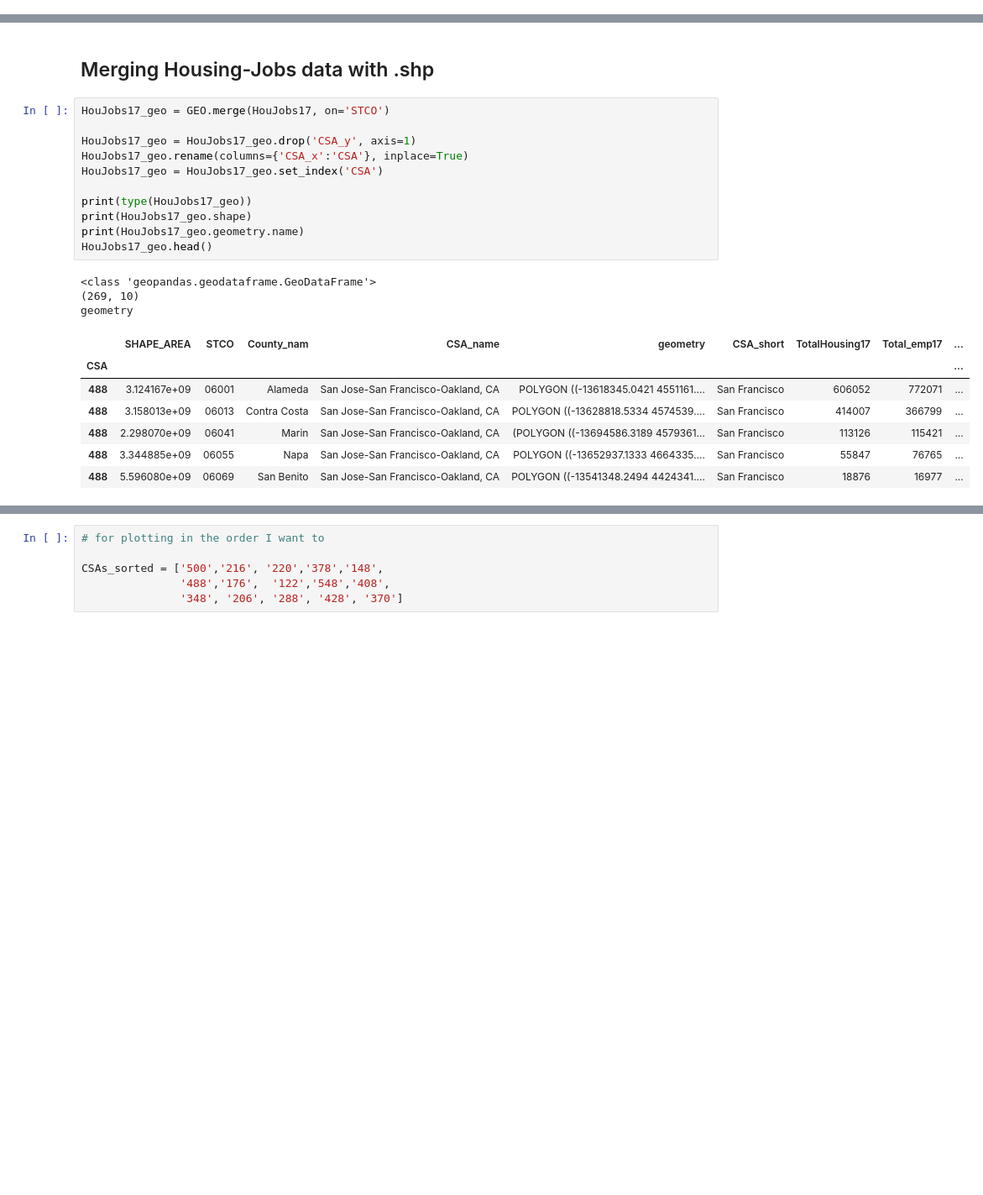
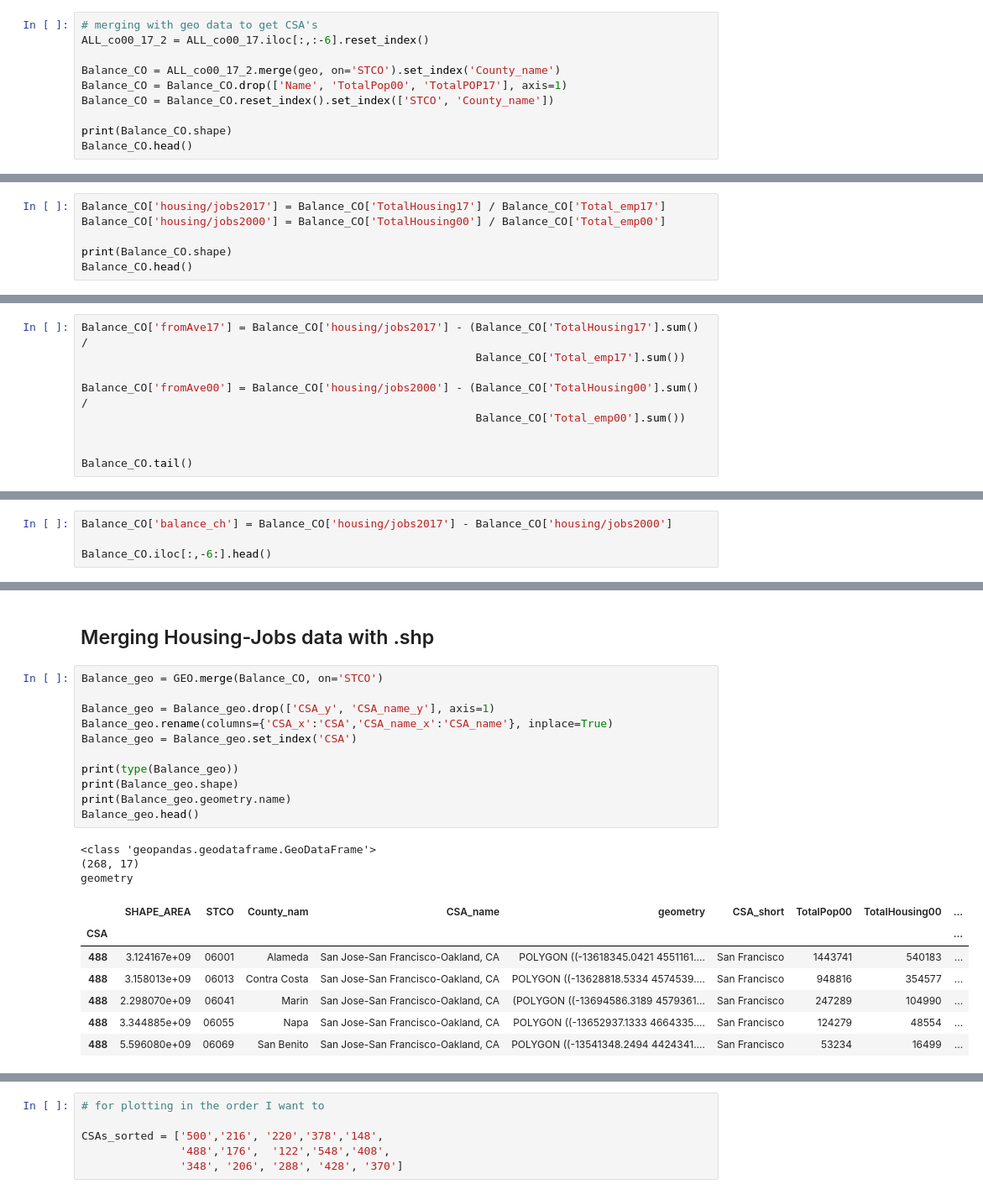
Before and after one commit to NYCPlanning/rp-USmetros_comparison, a Jupyter notebook: 4.1-Pop_Hou_Jobs_balance.ipynb, the cells around one changed output, grey strips where cells are left out. Shown at 84% size. Drawn from its saved outputs; the diff is of its cells as text; blank space fills up the shorter version.

```diff
--- a/4.1-Pop_Hou_Jobs_balance.ipynb
+++ b/4.1-Pop_Hou_Jobs_balance.ipynb
@@ -447,0 +480,10 @@ HOUSING17_CO.head()
+# %%
+# merging with geo data to get CSA's
+ALL_co00_17_2 = ALL_co00_17.iloc[:,:-6].reset_index()
+
+Balance_CO = ALL_co00_17_2.merge(geo, on='STCO').set_index('County_name')
+Balance_CO = Balance_CO.drop(['Name', 'TotalPop00', 'TotalPOP17'], axis=1)
+Balance_CO = Balance_CO.reset_index().set_index(['STCO', 'County_name'])
+
+print(Balance_CO.shape)
+Balance_CO.head()
@@ -495,0 +520,6 @@ HouJobs17['TotalHousing17'].sum() / HouJobs17['Total_emp17'].sum()
+# %%
+Balance_CO['housing/jobs2017'] = Balance_CO['TotalHousing17'] / Balance_CO['Total_emp17']
+Balance_CO['housing/jobs2000'] = Balance_CO['TotalHousing00'] / Balance_CO['Total_emp00']
+
+print(Balance_CO.shape)
+Balance_CO.head()
@@ -495,0 +535,9 @@ HouJobs17['TotalHousing17'].sum() / HouJobs17['Total_emp17'].sum()
+# %%
+Balance_CO['fromAve17'] = Balance_CO['housing/jobs2017'] - (Balance_CO['TotalHousing17'].sum() /
+                                                            Balance_CO['Total_emp17'].sum())
+
+Balance_CO['fromAve00'] = Balance_CO['housing/jobs2000'] - (Balance_CO['TotalHousing00'].sum() /
+                                                            Balance_CO['Total_emp00'].sum())
+
+
+Balance_CO.tail()
@@ -495,0 +558,4 @@ HouJobs17['TotalHousing17'].sum() / HouJobs17['Total_emp17'].sum()
+# %%
+Balance_CO['balance_ch'] = Balance_CO['housing/jobs2017'] - Balance_CO['housing/jobs2000']
+
+Balance_CO.iloc[:,-6:].head()
@@ -524,25 +600,25 @@ geometry
 # %% [markdown]
 ## Merging Housing-Jobs data with .shp
 # %%
-HouJobs17_geo = GEO.merge(HouJobs17, on='STCO')
+Balance_geo = GEO.merge(Balance_CO, on='STCO')
 
-HouJobs17_geo = HouJobs17_geo.drop('CSA_y', axis=1)
-HouJobs17_geo.rename(columns={'CSA_x':'CSA'}, inplace=True)
-HouJobs17_geo = HouJobs17_geo.set_index('CSA')
+Balance_geo = Balance_geo.drop(['CSA_y', 'CSA_name_y'], axis=1)
+Balance_geo.rename(columns={'CSA_x':'CSA','CSA_name_x':'CSA_name'}, inplace=True)
+Balance_geo = Balance_geo.set_index('CSA')
 
-print(type(HouJobs17_geo))
-print(HouJobs17_geo.shape)
-print(HouJobs17_geo.geometry.name)
-HouJobs17_geo.head()
+print(type(Balance_geo))
+print(Balance_geo.shape)
+print(Balance_geo.geometry.name)
+Balance_geo.head()
 # %% [output]
 <class 'geopandas.geodataframe.GeoDataFrame'>
-(269, 10)
+(268, 17)
 geometry
-|  | SHAPE_AREA | STCO | County_nam | CSA_name | geometry | CSA_short | TotalHousing17 | Total_emp17 | ... |
+|  | SHAPE_AREA | STCO | County_nam | CSA_name | geometry | CSA_short | TotalPop00 | TotalHousing00 | ... |
 | CSA |  |  |  |  |  |  |  |  | ... |
-| 488 | 3.124167e+09 | 06001 | Alameda | San Jose-San Francisco-Oakland, CA | POLYGON ((-13618345.0421 4551161.... | San Francisco | 606052 | 772071 | ... |
-| 488 | 3.158013e+09 | 06013 | Contra Costa | San Jose-San Francisco-Oakland, CA | POLYGON ((-13628818.5334 4574539.... | San Francisco | 414007 | 366799 | ... |
-| 488 | 2.298070e+09 | 06041 | Marin | San Jose-San Francisco-Oakland, CA | (POLYGON ((-13694586.3189 4579361... | San Francisco | 113126 | 115421 | ... |
-| 488 | 3.344885e+09 | 06055 | Napa | San Jose-San Francisco-Oakland, CA | POLYGON ((-13652937.1333 4664335.... | San Francisco | 55847 | 76765 | ... |
-| 488 | 5.596080e+09 | 06069 | San Benito | San Jose-San Francisco-Oakland, CA | POLYGON ((-13541348.2494 4424341.... | San Francisco | 18876 | 16977 | ... |
+| 488 | 3.124167e+09 | 06001 | Alameda | San Jose-San Francisco-Oakland, CA | POLYGON ((-13618345.0421 4551161.... | San Francisco | 1443741 | 540183 | ... |
+| 488 | 3.158013e+09 | 06013 | Contra Costa | San Jose-San Francisco-Oakland, CA | POLYGON ((-13628818.5334 4574539.... | San Francisco | 948816 | 354577 | ... |
+| 488 | 2.298070e+09 | 06041 | Marin | San Jose-San Francisco-Oakland, CA | (POLYGON ((-13694586.3189 4579361... | San Francisco | 247289 | 104990 | ... |
+| 488 | 3.344885e+09 | 06055 | Napa | San Jose-San Francisco-Oakland, CA | POLYGON ((-13652937.1333 4664335.... | San Francisco | 124279 | 48554 | ... |
+| 488 | 5.596080e+09 | 06069 | San Benito | San Jose-San Francisco-Oakland, CA | POLYGON ((-13541348.2494 4424341.... | San Francisco | 53234 | 16499 | ... |
 # %%
```
Also changed, not shown: parts of 59 cells of this notebook, 15 other files.
